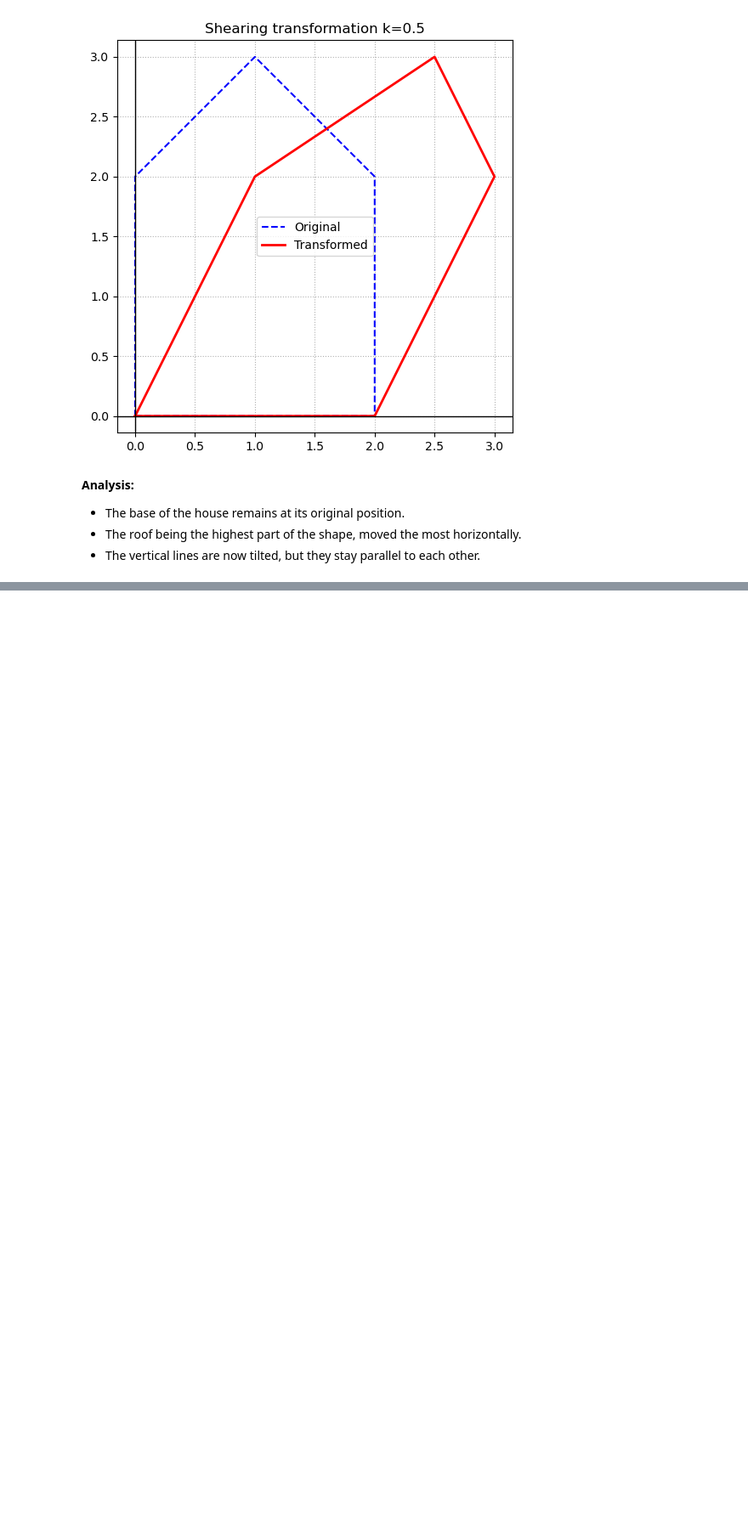
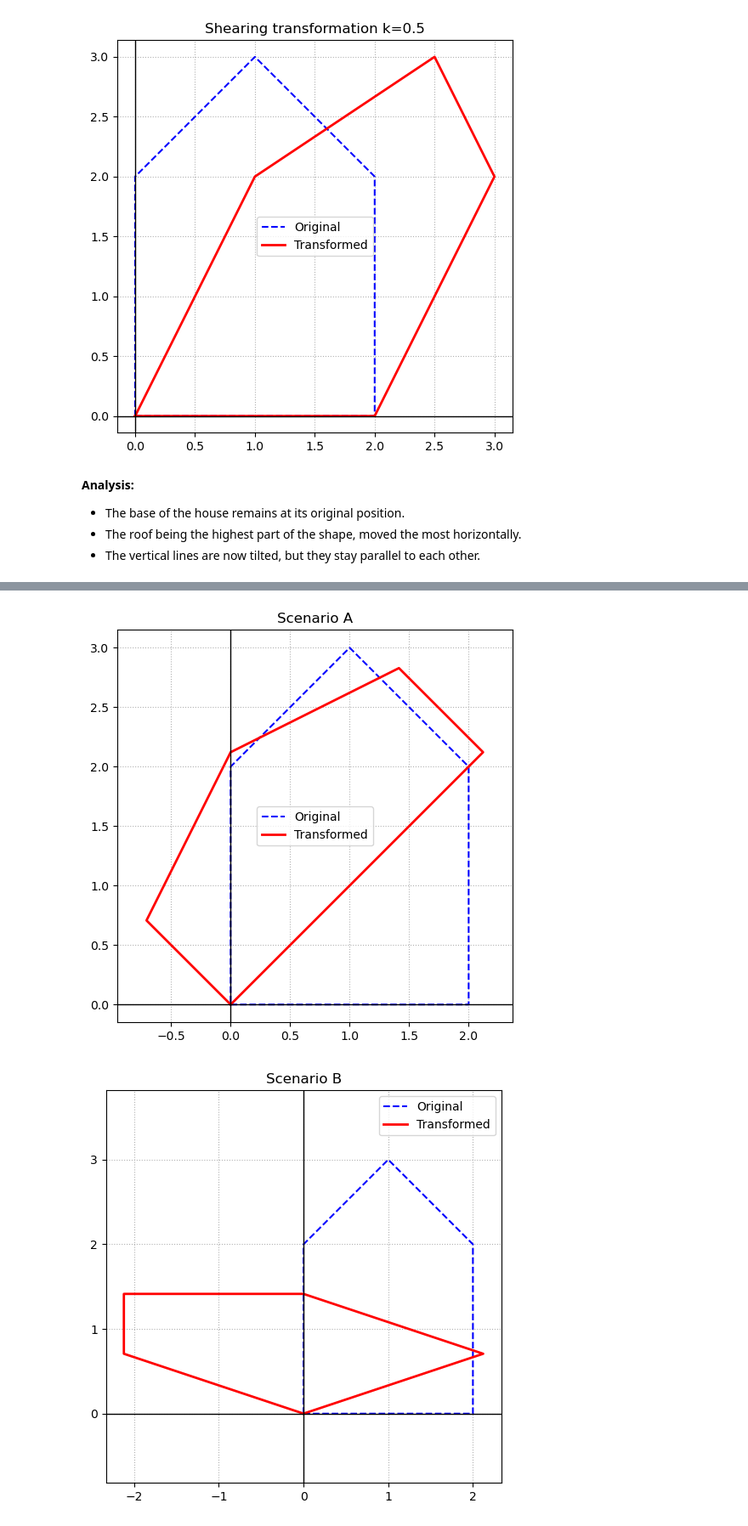
Before and after one commit to radinelageorgieva/Math-project, a Jupyter notebook: Linear transformations and 2D shape manipulation.ipynb, the cells around one changed output, grey strips where cells are left out. Shown at 85% size. Cells and saved outputs as stored; diff of their text form; code cells hidden in the pictures; blank space fills up the shorter version.

Commit message:
Add files via upload
Comparison of matrix composition

```diff
--- a/Linear transformations and 2D shape manipulation.ipynb
+++ b/Linear transformations and 2D shape manipulation.ipynb
@@ -113,0 +120,9 @@ plot_shape(shape, sheared_shape, "Shearing transformation k=0.5")
+# %%
+shape_A = rotation_matrix @ (S @ shape)
+plot_shape(shape, shape_A, "Scenario A")
+
+shape_B = S @ (rotation_matrix @ shape)
+plot_shape(shape, shape_B, "Scenario B")
+# %% [output]
+[figure, added]
+[figure, added]
```
Also changed, not shown: parts of 2 cells of this notebook.
